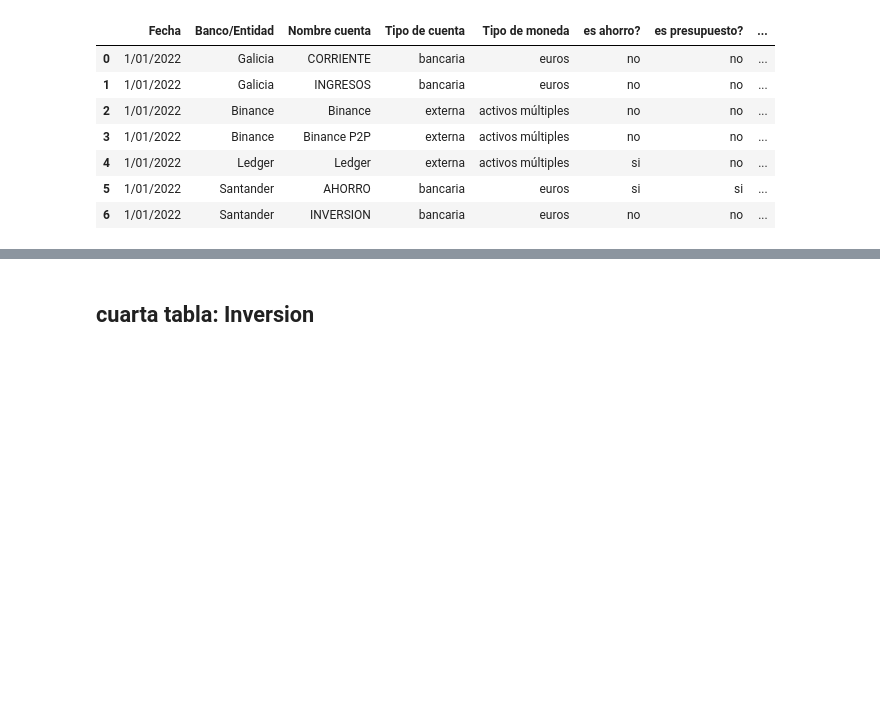
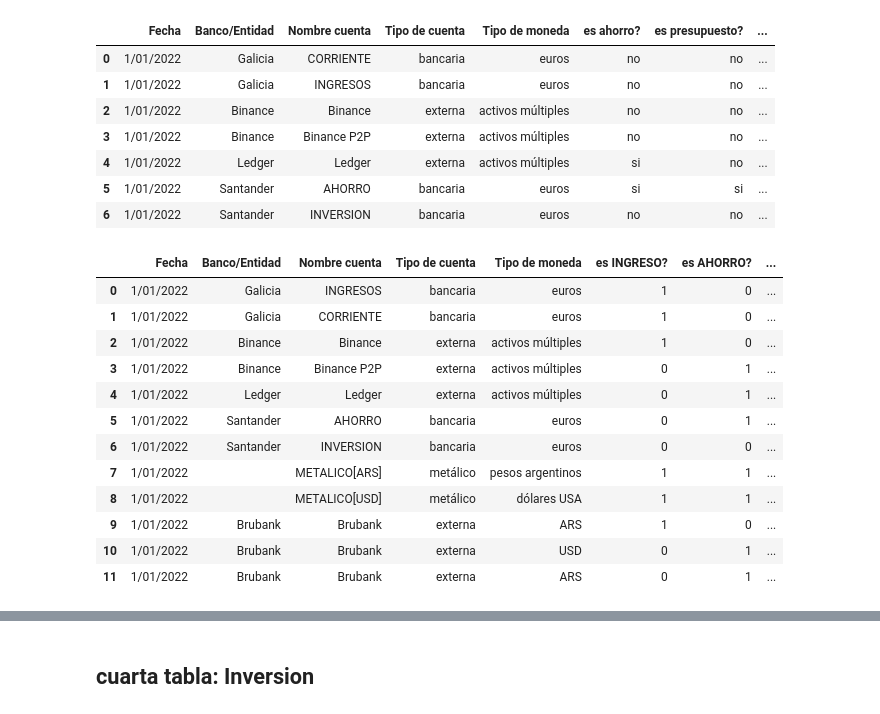
Before and after one commit to jackonedev/PresentacionesInteractivas, a Jupyter notebook: paquete_python/plots.ipynb, the cells around one changed output, grey strips where cells are left out. Cells and saved outputs as stored; diff of their text form; code cells hidden in the pictures; blank space fills up the shorter version.

```diff
--- a/paquete_python/plots.ipynb
+++ b/paquete_python/plots.ipynb
@@ -188,3 +194,29 @@ df
 | 4 | 1/01/2022 | Ledger | Ledger | externa | activos múltiples | si | no | ... |
 | 5 | 1/01/2022 | Santander | AHORRO | bancaria | euros | si | si | ... |
 | 6 | 1/01/2022 | Santander | INVERSION | bancaria | euros | no | no | ... |
+# %%
+df = cargar_objeto("cuentas_2.pkl", dir_name="data")
+df["es INGRESO?"] = (df["es INGRESO?"] == "si").values.astype(int)
+df["es AHORRO?"] = (df["es AHORRO?"] == "si").values.astype(int)
+df["es EDUCACION?"] = (df["es EDUCACION?"] == "si").values.astype(int)
+df["es PRESUPUESTO?"] = (df["es PRESUPUESTO?"] == "si").values.astype(int)
+df["es INVERSION?"] = (df["es INVERSION?"] == "si").values.astype(int)
+df["es N3?"] = (df["es N3?"] == "si").values.astype(int)
+df["es TRADING?"] = (df["es TRADING?"] == "si").values.astype(int)
+df["es EGRESO?"] = (df["es EGRESO?"] == "si").values.astype(int)
+
+df
+# %% [output]
+|  | Fecha | Banco/Entidad | Nombre cuenta | Tipo de cuenta | Tipo de moneda | es INGRESO? | es AHORRO? | ... |
+| 0 | 1/01/2022 | Galicia | INGRESOS | bancaria | euros | 1 | 0 | ... |
+| 1 | 1/01/2022 | Galicia | CORRIENTE | bancaria | euros | 1 | 0 | ... |
+| 2 | 1/01/2022 | Binance | Binance | externa | activos múltiples | 1 | 0 | ... |
+| 3 | 1/01/2022 | Binance | Binance P2P | externa | activos múltiples | 0 | 1 | ... |
+| 4 | 1/01/2022 | Ledger | Ledger | externa | activos múltiples | 0 | 1 | ... |
+| 5 | 1/01/2022 | Santander | AHORRO | bancaria | euros | 0 | 1 | ... |
+| 6 | 1/01/2022 | Santander | INVERSION | bancaria | euros | 0 | 0 | ... |
+| 7 | 1/01/2022 |  | METALICO[ARS] | metálico | pesos argentinos | 1 | 1 | ... |
+| 8 | 1/01/2022 |  | METALICO[USD] | metálico | dólares USA | 1 | 1 | ... |
+| 9 | 1/01/2022 | Brubank | Brubank | externa | ARS | 1 | 0 | ... |
+| 10 | 1/01/2022 | Brubank | Brubank | externa | USD | 0 | 1 | ... |
+| 11 | 1/01/2022 | Brubank | Brubank | externa | ARS | 0 | 1 | ... |
```
Also changed, not shown: parts of 9 cells of this notebook, 5 other files.
